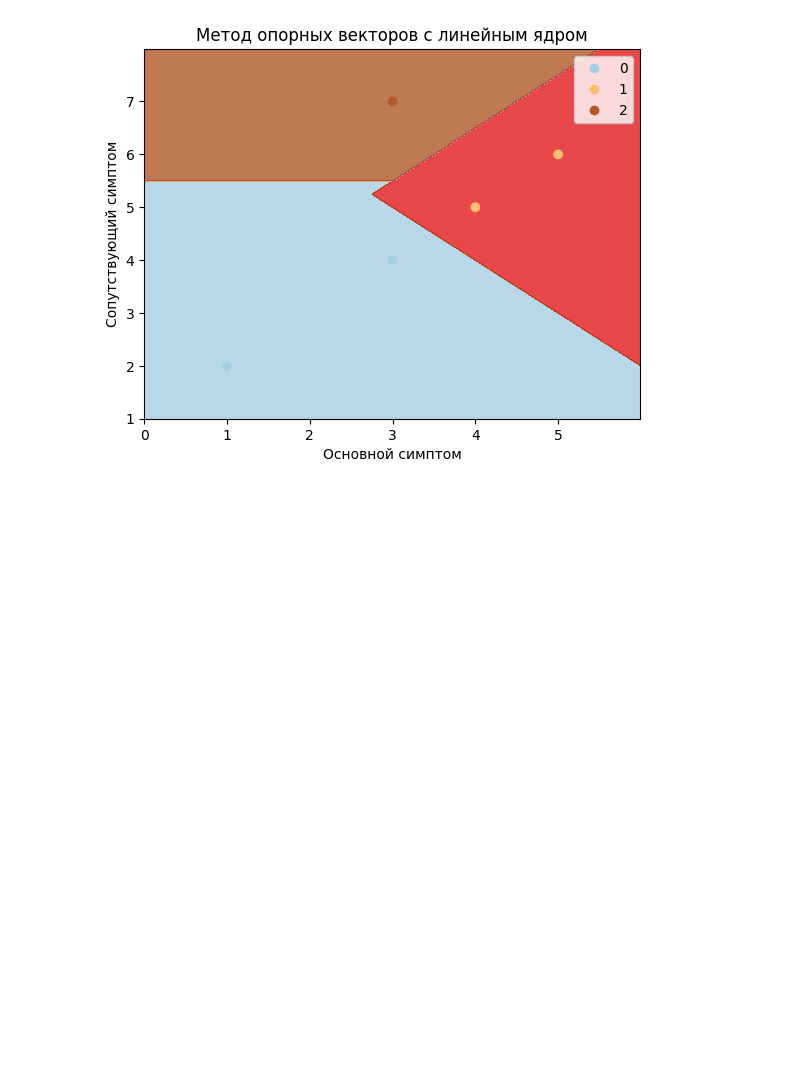
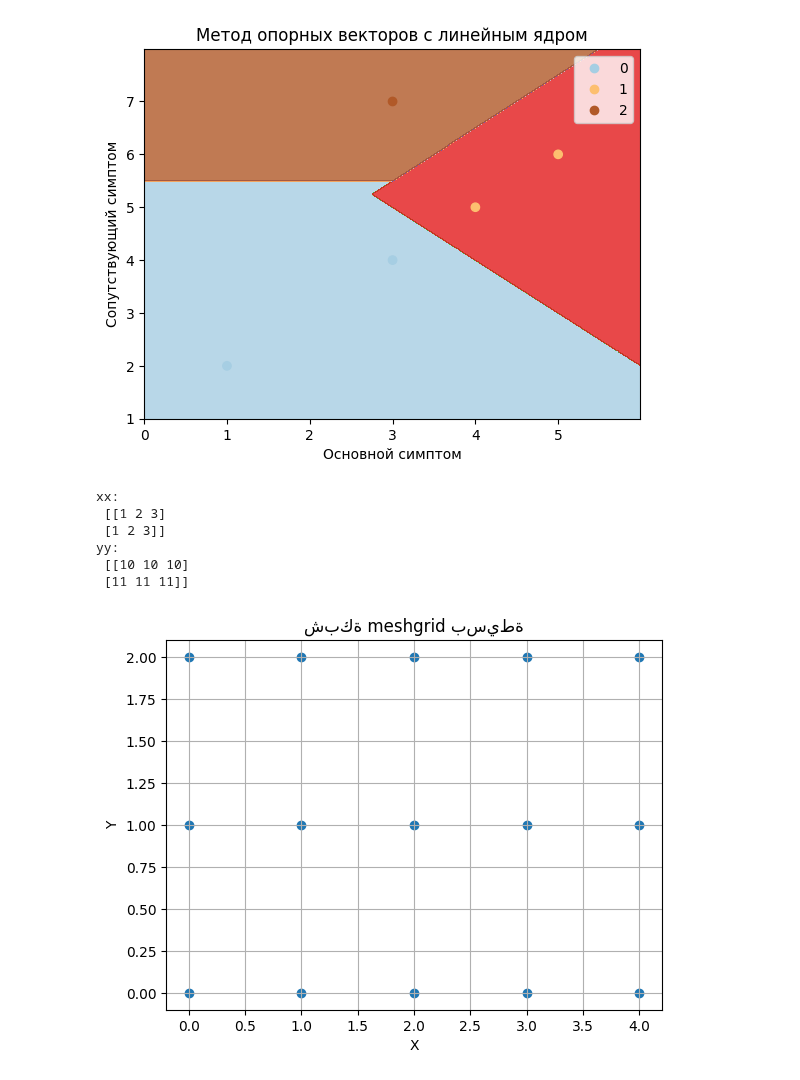
Before and after one commit to Fadilsa9/-2-TheFounder-Tsifrotech, a Jupyter notebook: 9_Practice_.ipynb, the cells around one changed output. Drawn from its saved outputs; the diff is of its cells as text; code cells hidden in the pictures; blank space fills up the shorter version.

Commit message:
Scatter plot

```diff
--- a/9_Practice_.ipynb
+++ b/9_Practice_.ipynb
@@ -251,0 +260,33 @@ plt.show()
+# %%
+import numpy as np
+
+x = np.arange(1, 4)   # [1, 2, 3]
+y = np.arange(10, 12) # [10, 11]
+
+xx, yy = np.meshgrid(x, y)
+
+print("xx:\n", xx)
+print("yy:\n", yy)
+# %% [output]
+xx:
+ [[1 2 3]
+ [1 2 3]]
+yy:
+ [[10 10 10]
+ [11 11 11]]
+# %%
+import matplotlib.pyplot as plt
+
+x = np.arange(0, 5, 1)   # [0, 1, 2, 3, 4]
+y = np.arange(0, 3, 1)   # [0, 1, 2]
+
+xx, yy = np.meshgrid(x, y)
+
+plt.scatter(xx, yy)
+plt.title("شبكة meshgrid بسيطة")
+plt.xlabel("X")
+plt.ylabel("Y")
+plt.grid(True)
+plt.show()
+# %% [output]
+[figure, added]
```
Also changed, not shown: parts of 6 cells of this notebook.
